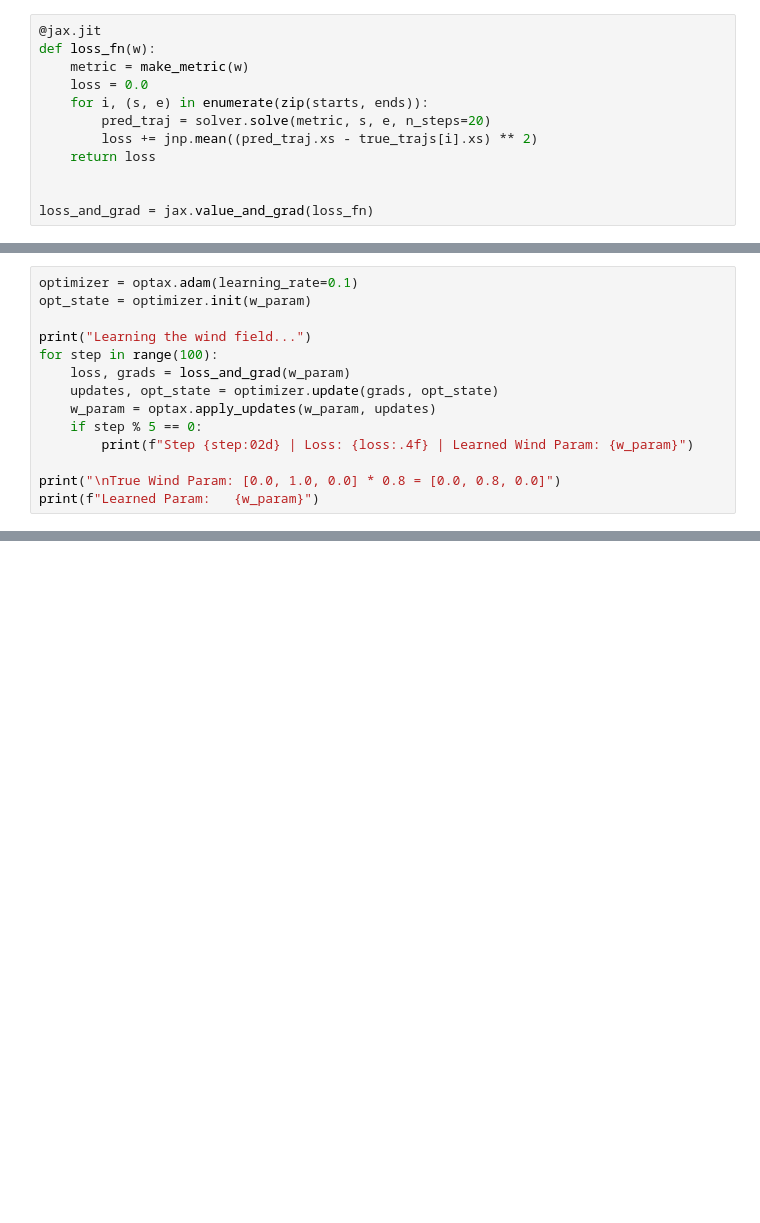
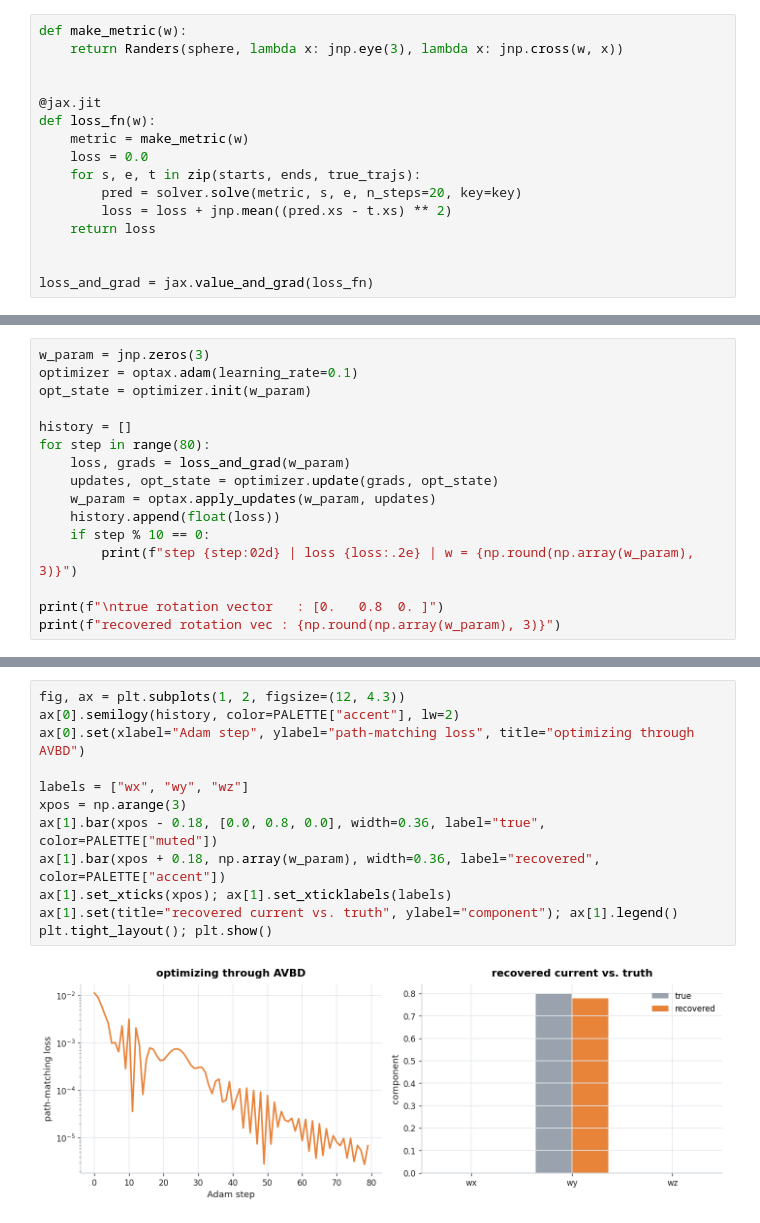
Before and after one commit to hubibala/finslerax, a Jupyter notebook: examples/notebooks/demo_learned_wind.ipynb, the cells around one changed output, grey strips where cells are left out. Saved outputs shown, nothing was run; the diff lists cells and outputs as text; blank space fills up the shorter version.

```diff
--- a/examples/notebooks/demo_learned_wind.ipynb
+++ b/examples/notebooks/demo_learned_wind.ipynb
@@ -71,11 +73,15 @@ Because `AVBDSolver.solve` utilizes continuous gradient descents that are differ
 # %%
+def make_metric(w):
+    return Randers(sphere, lambda x: jnp.eye(3), lambda x: jnp.cross(w, x))
+
+
 @jax.jit
 def loss_fn(w):
     metric = make_metric(w)
     loss = 0.0
-    for i, (s, e) in enumerate(zip(starts, ends)):
-        pred_traj = solver.solve(metric, s, e, n_steps=20)
-        loss += jnp.mean((pred_traj.xs - true_trajs[i].xs) ** 2)
+    for s, e, t in zip(starts, ends, true_trajs):
+        pred = solver.solve(metric, s, e, n_steps=20, key=key)
+        loss = loss + jnp.mean((pred.xs - t.xs) ** 2)
     return loss
 
 
@@ -86,15 +91,17 @@ We use the Adam optimizer from `optax` to iteratively backpropagate through the
 # %%
+w_param = jnp.zeros(3)
 optimizer = optax.adam(learning_rate=0.1)
 opt_state = optimizer.init(w_param)
 
-print("Learning the wind field...")
-for step in range(100):
+history = []
+for step in range(80):
     loss, grads = loss_and_grad(w_param)
     updates, opt_state = optimizer.update(grads, opt_state)
     w_param = optax.apply_updates(w_param, updates)
-    if step % 5 == 0:
-        print(f"Step {step:02d} | Loss: {loss:.4f} | Learned Wind Param: {w_param}")
+    history.append(float(loss))
+    if step % 10 == 0:
+        print(f"step {step:02d} | loss {loss:.2e} | w = {np.round(np.array(w_param), 3)}")
 
-print("\nTrue Wind Param: [0.0, 1.0, 0.0] * 0.8 = [0.0, 0.8, 0.0]")
-print(f"Learned Param:   {w_param}")
+print(f"\ntrue rotation vector   : [0.   0.8  0. ]")
+print(f"recovered rotation vec : {np.round(np.array(w_param), 3)}")
 # %% [output]
@@ -198,0 +121,14 @@ fig.show()
+# %%
+fig, ax = plt.subplots(1, 2, figsize=(12, 4.3))
+ax[0].semilogy(history, color=PALETTE["accent"], lw=2)
+ax[0].set(xlabel="Adam step", ylabel="path-matching loss", title="optimizing through AVBD")
+
+labels = ["wx", "wy", "wz"]
+xpos = np.arange(3)
+ax[1].bar(xpos - 0.18, [0.0, 0.8, 0.0], width=0.36, label="true", color=PALETTE["muted"])
+ax[1].bar(xpos + 0.18, np.array(w_param), width=0.36, label="recovered", color=PALETTE["accent"])
+ax[1].set_xticks(xpos); ax[1].set_xticklabels(labels)
+ax[1].set(title="recovered current vs. truth", ylabel="component"); ax[1].legend()
+plt.tight_layout(); plt.show()
+# %% [output]
+[figure, added]
```
Also changed, not shown: parts of 21 cells of this notebook, 18 other files.
